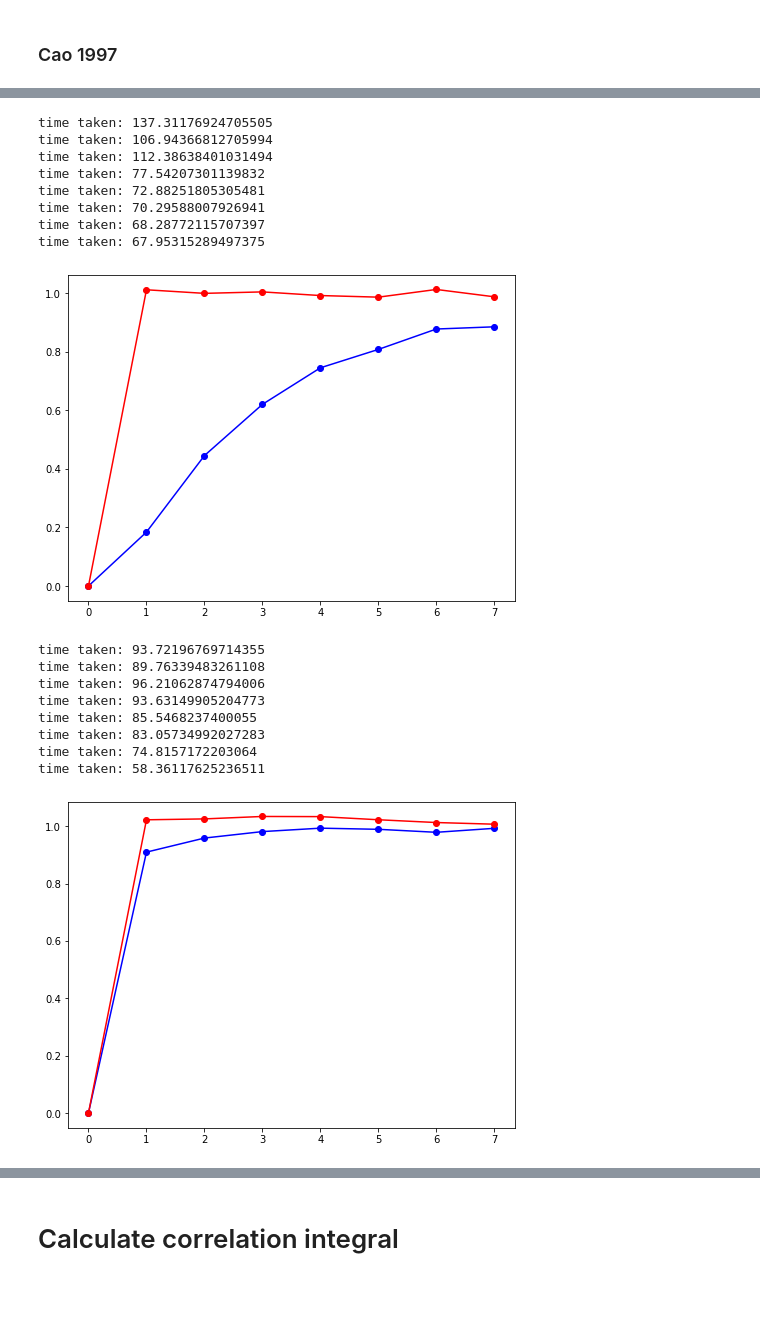
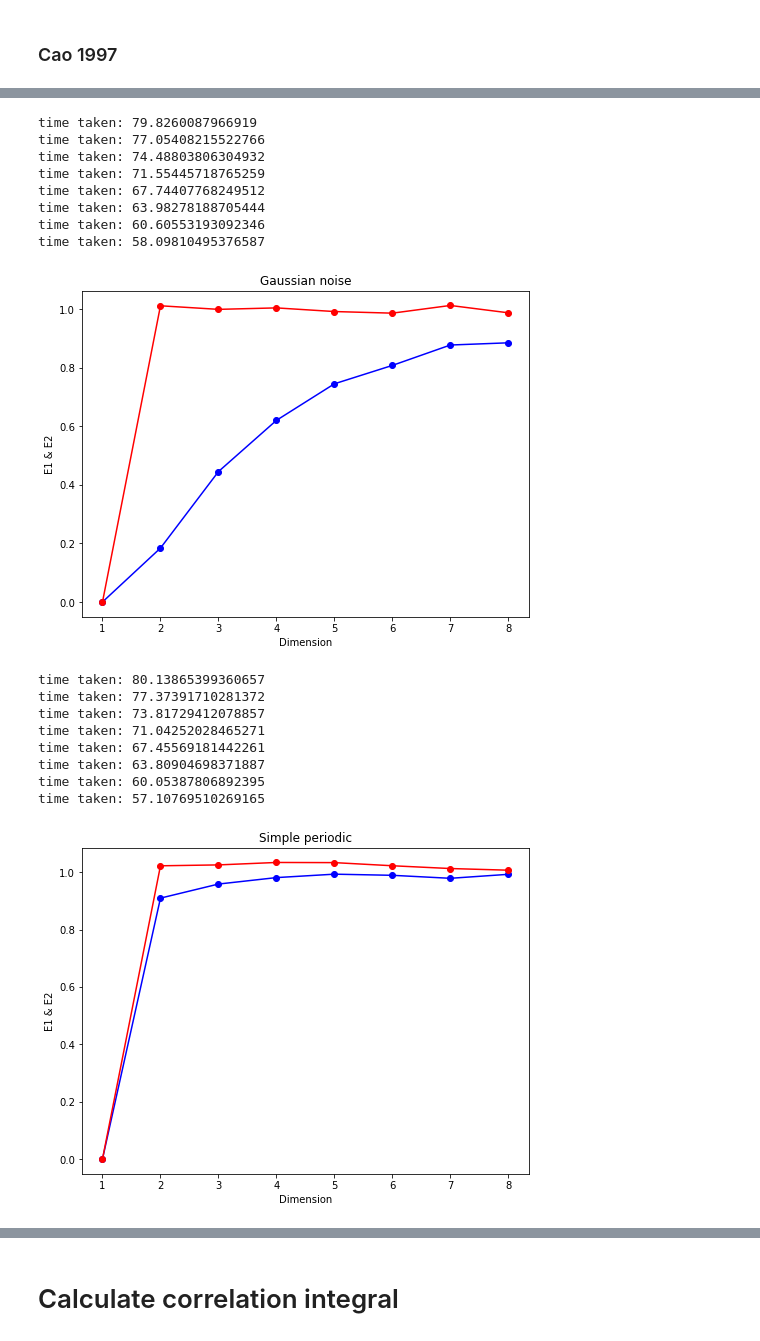
Before and after one commit to esandford/starspot_chaos, a Jupyter notebook: syntheticSignals.ipynb, the cells around one changed output, grey strips where cells are left out. Saved outputs shown, nothing was run; the diff lists cells and outputs as text; code cells hidden in the pictures; blank space fills up the shorter version.

```diff
--- a/syntheticSignals.ipynb
+++ b/syntheticSignals.ipynb
@@ -1076,37 +1102,43 @@ time taken: 348.3781998157501
 # %%
 #going to be too slow to run on O(10^4) data points---will need to cythonize
 # of order 1 second per m for 1000 entries but scales as N^2
 E1, E2 = cao97(timeSeries = gaussianNoise[:5000], tau = 162, mMax = 8)
 fig, ax = plt.subplots(1,1,figsize=(8,6))
-ax.plot(E1,'bo',ls='-')
-ax.plot(E2,'ro',ls='-')
+ax.plot(np.arange(1,9),E1,'bo',ls='-')
+ax.plot(np.arange(1,9),E2,'ro',ls='-')
+ax.set_title('Gaussian noise')
+ax.set_xlabel('Dimension')
+ax.set_ylabel('E1 & E2')
 plt.show()
 # %% [output]
-time taken: 137.31176924705505
-time taken: 106.94366812705994
-time taken: 112.38638401031494
-time taken: 77.54207301139832
-time taken: 72.88251805305481
-time taken: 70.29588007926941
-time taken: 68.28772115707397
-time taken: 67.95315289497375
+time taken: 79.8260087966919
+time taken: 77.05408215522766
+time taken: 74.48803806304932
+time taken: 71.55445718765259
+time taken: 67.74407768249512
+time taken: 63.98278188705444
+time taken: 60.60553193092346
+time taken: 58.09810495376587
-[figure, old version]
+[figure, new version]
 # %%
 E1, E2 = cao97(timeSeries = simplePeriodic[:5000], tau = 162, mMax = 8)
 fig, ax = plt.subplots(1,1,figsize=(8,6))
-ax.plot(E1,'bo',ls='-')
-ax.plot(E2,'ro',ls='-')
+ax.plot(np.arange(1,9),E1,'bo',ls='-')
+ax.plot(np.arange(1,9),E2,'ro',ls='-')
+ax.set_title('Simple periodic')
+ax.set_xlabel('Dimension')
+ax.set_ylabel('E1 & E2')
 plt.show()
 # %% [output]
-time taken: 93.72196769714355
-time taken: 89.76339483261108
-time taken: 96.21062874794006
-time taken: 93.63149905204773
-time taken: 85.5468237400055
-time taken: 83.05734992027283
-time taken: 74.8157172203064
-time taken: 58.36117625236511
+time taken: 80.13865399360657
+time taken: 77.37391710281372
+time taken: 73.81729412078857
+time taken: 71.04252028465271
+time taken: 67.45569181442261
+time taken: 63.80904698371887
+time taken: 60.05387806892395
+time taken: 57.10769510269165
-[figure, old version]
+[figure, new version]
 # %%
 E1, E2 = cao97(timeSeries = multiPeriodic_r[:5000], tau = 162, mMax = 8)
 fig, ax = plt.subplots(1,1,figsize=(8,6))
```
Also changed, not shown: parts of 19 cells of this notebook.
